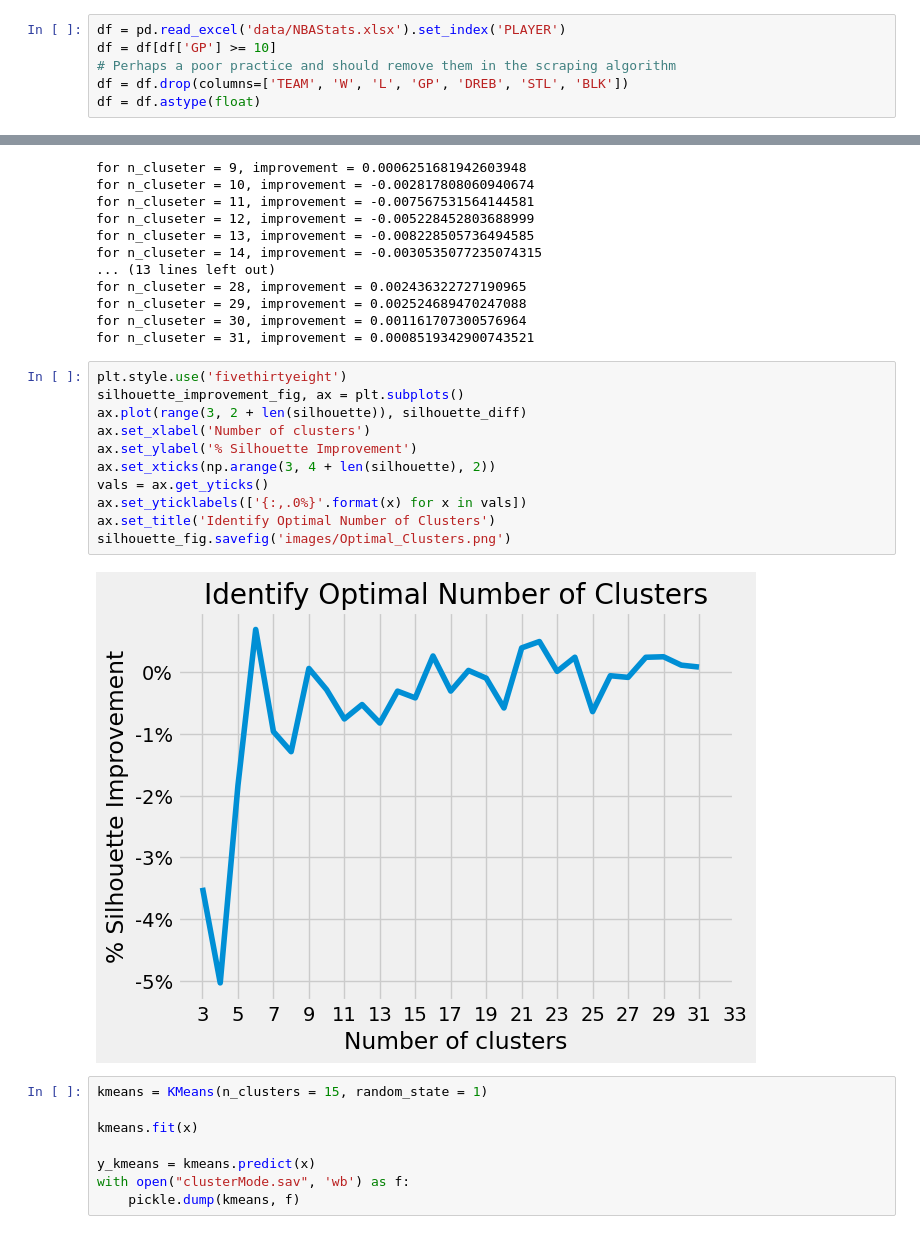
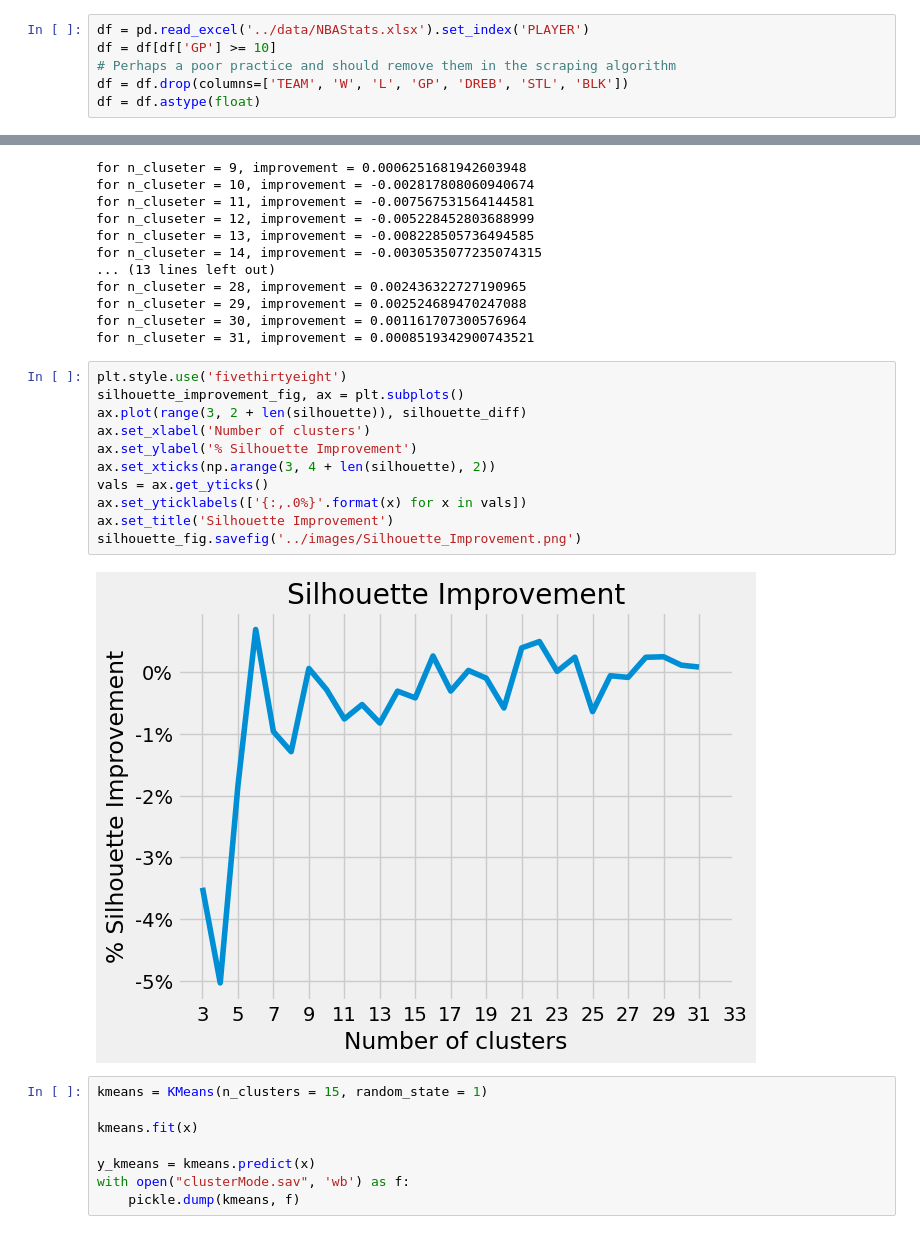
Before and after one commit to ibracken/NBA_Machine_Learning, a Jupyter notebook: scripts/nbaClustering.ipynb, the cells around one changed output, grey strips where cells are left out. Cells and saved outputs as stored; diff of their text form.

Commit message:
Add Box Score Data

```diff
--- a/scraping/nbaClustering.ipynb
+++ b/scripts/nbaClustering.ipynb
@@ -8,7 +8,7 @@ from sklearn.decomposition import PCA
 from sklearn.metrics import silhouette_score
 import pickle
 # %%
-df = pd.read_excel('data/NBAStats.xlsx').set_index('PLAYER')
+df = pd.read_excel('../data/NBAStats.xlsx').set_index('PLAYER')
 df = df[df['GP'] >= 10]
 # Perhaps a poor practice and should remove them in the scraping algorithm
 df = df.drop(columns=['TEAM', 'W', 'L', 'GP', 'DREB', 'STL', 'BLK'])
@@ -201,16 +201,16 @@ for n_cluseter = 31, improvement = 0.0008519342900743521
 # %%
 plt.style.use('fivethirtyeight')
 silhouette_improvement_fig, ax = plt.subplots()
 ax.plot(range(3, 2 + len(silhouette)), silhouette_diff)
 ax.set_xlabel('Number of clusters')
 ax.set_ylabel('% Silhouette Improvement')
 ax.set_xticks(np.arange(3, 4 + len(silhouette), 2))
 vals = ax.get_yticks()
 ax.set_yticklabels(['{:,.0%}'.format(x) for x in vals])
-ax.set_title('Identify Optimal Number of Clusters')
-silhouette_fig.savefig('images/Optimal_Clusters.png')
+ax.set_title('Silhouette Improvement')
+silhouette_fig.savefig('../images/Silhouette_Improvement.png')
 # %% [output]
-[figure, old version]
+[figure, new version]
 # %%
 kmeans = KMeans(n_clusters = 15, random_state = 1)
 
```
Also changed, not shown: parts of 4 cells of this notebook, 6 other files.
